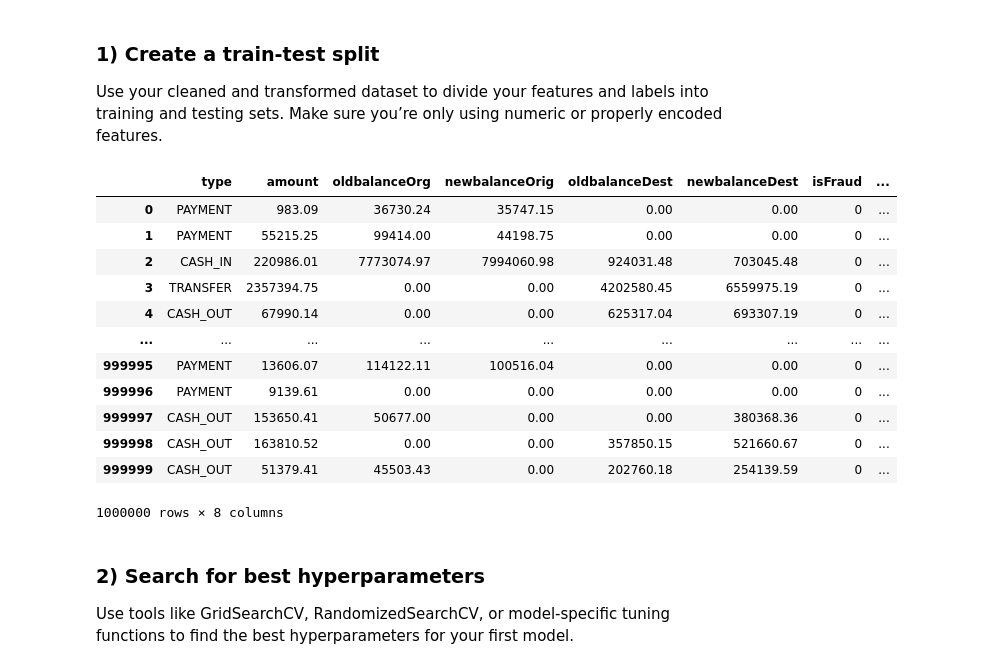
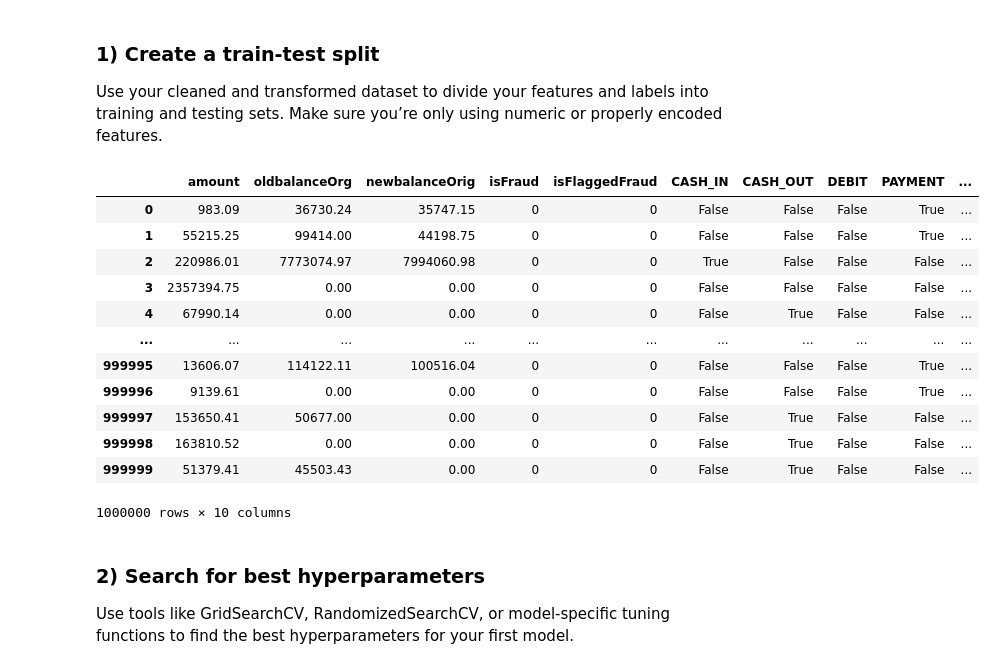
Before and after one commit to NadyaT-hub/Fraud-Detection-T-Lab, a Jupyter notebook: notebooks/model_train.ipynb, the cells around one changed output. Saved outputs shown, nothing was run; the diff lists cells and outputs as text; code cells hidden in the pictures.

```diff
--- a/notebooks/model_train.ipynb
+++ b/notebooks/model_train.ipynb
@@ -47,21 +47,20 @@ from sklearn.linear_model import Lasso, Ridge
 
 Use your cleaned and transformed dataset to divide your features and labels into training and testing sets. Make sure you’re only using numeric or properly encoded features.
 # %%
-transactions = pd.read_csv("../data/bank_transactions.csv")
-cleaned_transactions = transactions.drop(columns=['nameOrig', 'nameDest'])
-cleaned_transactions
+dummy_transactions = pd.read_csv("dummy_transactions.csv")
+dummy_transactions
 # %% [output]
-|  | type | amount | oldbalanceOrg | newbalanceOrig | oldbalanceDest | newbalanceDest | isFraud | ... |
-| 0 | PAYMENT | 983.09 | 36730.24 | 35747.15 | 0.00 | 0.00 | 0 | ... |
-| 1 | PAYMENT | 55215.25 | 99414.00 | 44198.75 | 0.00 | 0.00 | 0 | ... |
-| 2 | CASH_IN | 220986.01 | 7773074.97 | 7994060.98 | 924031.48 | 703045.48 | 0 | ... |
-| 3 | TRANSFER | 2357394.75 | 0.00 | 0.00 | 4202580.45 | 6559975.19 | 0 | ... |
-| 4 | CASH_OUT | 67990.14 | 0.00 | 0.00 | 625317.04 | 693307.19 | 0 | ... |
-| ... | ... | ... | ... | ... | ... | ... | ... | ... |
-| 999995 | PAYMENT | 13606.07 | 114122.11 | 100516.04 | 0.00 | 0.00 | 0 | ... |
-| 999996 | PAYMENT | 9139.61 | 0.00 | 0.00 | 0.00 | 0.00 | 0 | ... |
-| 999997 | CASH_OUT | 153650.41 | 50677.00 | 0.00 | 0.00 | 380368.36 | 0 | ... |
-| 999998 | CASH_OUT | 163810.52 | 0.00 | 0.00 | 357850.15 | 521660.67 | 0 | ... |
-| 999999 | CASH_OUT | 51379.41 | 45503.43 | 0.00 | 202760.18 | 254139.59 | 0 | ... |
+|  | amount | oldbalanceOrg | newbalanceOrig | isFraud | isFlaggedFraud | CASH_IN | CASH_OUT | DEBIT | PAYMENT | ... |
+| 0 | 983.09 | 36730.24 | 35747.15 | 0 | 0 | False | False | False | True | ... |
+| 1 | 55215.25 | 99414.00 | 44198.75 | 0 | 0 | False | False | False | True | ... |
+| 2 | 220986.01 | 7773074.97 | 7994060.98 | 0 | 0 | True | False | False | False | ... |
+| 3 | 2357394.75 | 0.00 | 0.00 | 0 | 0 | False | False | False | False | ... |
+| 4 | 67990.14 | 0.00 | 0.00 | 0 | 0 | False | True | False | False | ... |
+| ... | ... | ... | ... | ... | ... | ... | ... | ... | ... | ... |
+| 999995 | 13606.07 | 114122.11 | 100516.04 | 0 | 0 | False | False | False | True | ... |
+| 999996 | 9139.61 | 0.00 | 0.00 | 0 | 0 | False | False | False | True | ... |
+| 999997 | 153650.41 | 50677.00 | 0.00 | 0 | 0 | False | True | False | False | ... |
+| 999998 | 163810.52 | 0.00 | 0.00 | 0 | 0 | False | True | False | False | ... |
+| 999999 | 51379.41 | 45503.43 | 0.00 | 0 | 0 | False | True | False | False | ... |
-1000000 rows × 8 columns
+1000000 rows × 10 columns
 # %%
```
Also changed, not shown: parts of 8 cells of this notebook, 3 other files.
